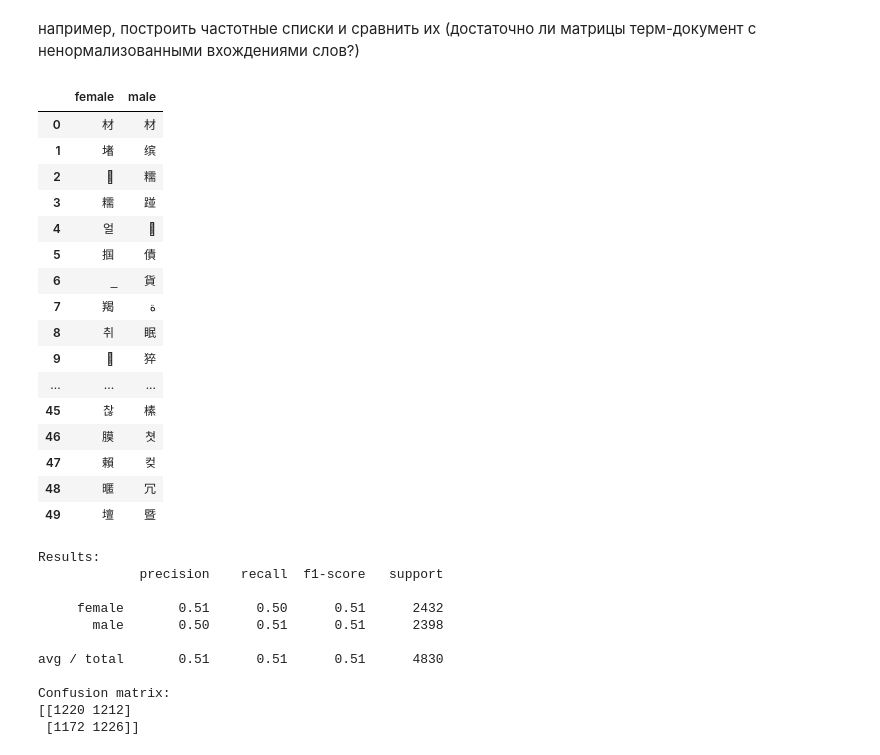
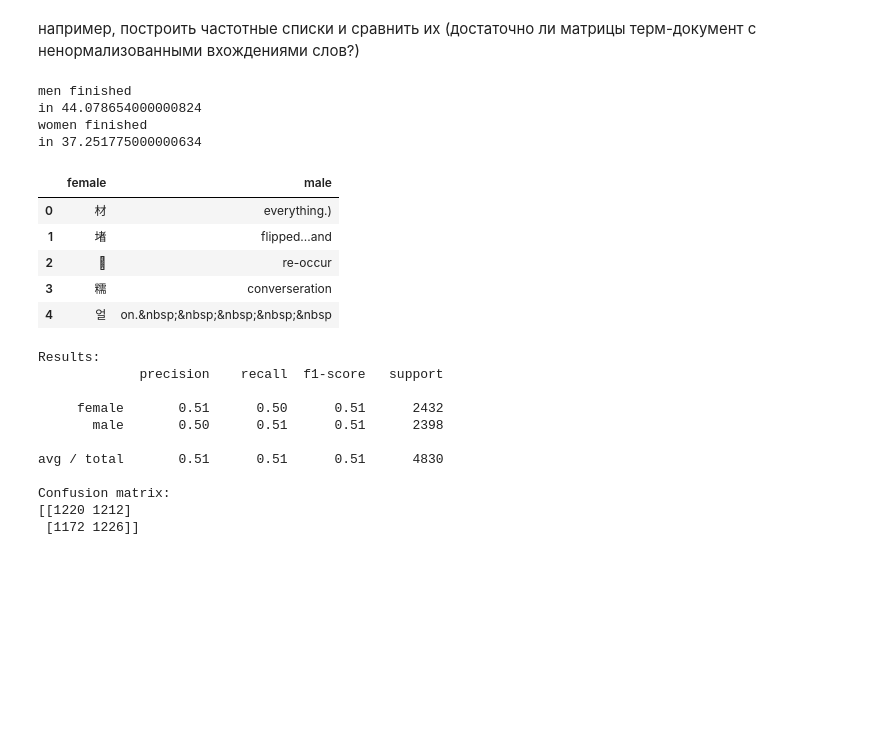
Before and after one commit to BasilisAndr/ml, a Jupyter notebook: logreghw.ipynb, the cells around one changed output. Cells and saved outputs as stored; diff of their text form; code cells hidden in the pictures; blank space fills up the shorter version.

```diff
--- a/logreghw.ipynb
+++ b/logreghw.ipynb
@@ -107,62 +107,55 @@ female = X_train.loc[X_train['gender']=='female']['normalized']
 # %%
 # import time
 
+t1 = time.clock()
+counter_male = list(map(lambda man: list(map(lambda x: x.strip('.,?!"() @:;'), man.lower().split())), male))
+t2 = time.clock()
+print('men finished')
+print('in {}'.format(t2-t1))
+
+t1 = time.clock()
+counter_female = list(map(lambda woman: list(map(lambda x: x.strip('.,?!"() @:;'), woman.lower().split())), female))
+t2 = time.clock()
+print('women finished')
+print('in {}'.format(t2-t1))
+
+
+
+# male_count = {}
 # t1 = time.clock()
-# counter_male = list(map(lambda man: list(map(lambda x: x.strip('.,?!"@:;'), man.lower().split())), male))
+# for man in counter_male:
+# #     man = list(map(lambda x: x.strip('.,?!"@:;'), man.lower().split()))
+#     male_count = dict(Counter(male_count)+Counter(man))
 # t2 = time.clock()
 # print('men finished')
 # print('in {}'.format(t2-t1))
 
+# female_count = {}
 # t1 = time.clock()
-# counter_female = list(map(lambda woman: list(map(lambda x: x.strip('.,?!"@:;'), woman.lower().split())), female))
+# for woman in counter_female:
+# #     woman = list(map(lambda x: x.strip('.,?!"@:;'), woman.lower().split()))
+#     female_count = dict(Counter(female_count)+Counter(woman))
 # t2 = time.clock()
 # print('women finished')
 # print('in {}'.format(t2-t1))
 
-
-
-male_count = {}
-t1 = time.clock()
-for man in counter_male:
-#     man = list(map(lambda x: x.strip('.,?!"@:;'), man.lower().split()))
-    male_count = dict(Counter(male_count)+Counter(man))
-t2 = time.clock()
-print('men finished')
-print('in {}'.format(t2-t1))
-
-female_count = {}
-t1 = time.clock()
-for woman in counter_female:
-#     woman = list(map(lambda x: x.strip('.,?!"@:;'), woman.lower().split()))
-    female_count = dict(Counter(female_count)+Counter(woman))
-t2 = time.clock()
-print('women finished')
-print('in {}'.format(t2-t1))
-
-# freqlists = pd.DataFrame({'male': sorted(male_count, key=male_count.get), 'female': sorted(female_count,
-# key=female_count.get)})
+# freqlists = pd.DataFrame({'male': sorted(male_count, key=male_count.get)[:50], 'female': sorted(female_count, key=female_count.get)[:50]})
 # freqlists.head()
+# %% [output]
+men finished
+in 44.078654000000824
+women finished
+in 37.251775000000634
 # %%
 freqlists = pd.DataFrame({'male': sorted(male_count, key=male_count.get)[:50], 'female': sorted(female_count, key=female_count.get)[:50]})
-# freqlists.head(50)
+freqlists.head()
 # %% [output]
 |  | female | male |
-| 0 | 材 | 材 |
-| 1 | 堵 | 缤 |
-| 2 | ⵽ | 糯 |
-| 3 | 糯 | 踫 |
-| 4 | 얼 | 󬰯 |
-| 5 | 掴 | 債 |
-| 6 | ̲ | 貨 |
-| 7 | 羯 | ﺓ |
-| 8 | 취 | 眠 |
-| 9 |  | 猝 |
-| ... | ... | ... |
-| 45 | 찮 | 榡 |
-| 46 | 膜 | 쳣 |
-| 47 | 賴 | 컺 |
-| 48 | 暱 | 冗 |
-| 49 | 壇 | 暨 |
+| 0 | 材 | everything.) |
+| 1 | 堵 | flipped...and |
+| 2 | ⵽ | re-occur |
+| 3 | 糯 | converseration |
+| 4 | 얼 | on.&nbsp;&nbsp;&nbsp;&nbsp;&nbsp |
 # %%
 # векторизовать
 # никаких дополнительных стоп-слов не добавляю, потому что это обычный текст на английском
```
Also changed, not shown: parts of 10 cells of this notebook.
